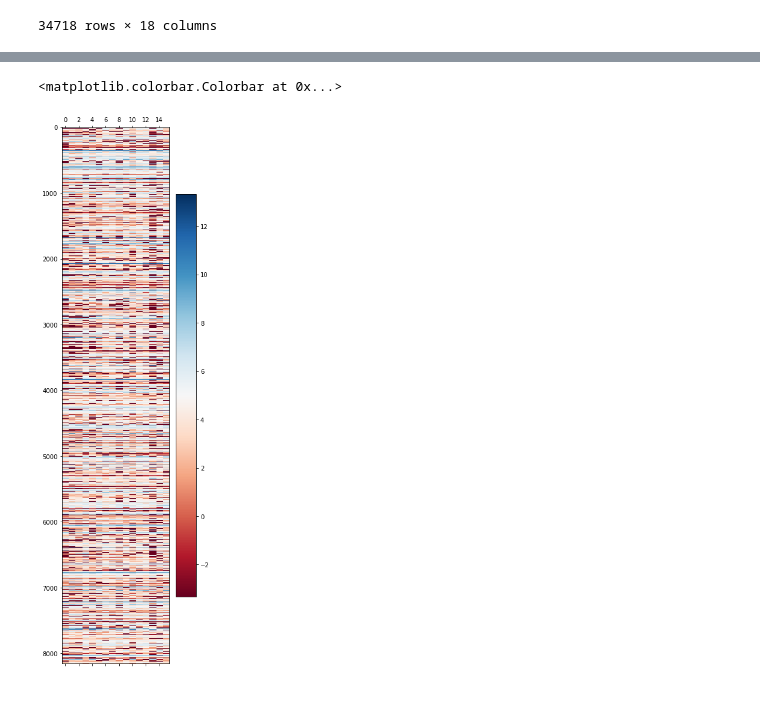
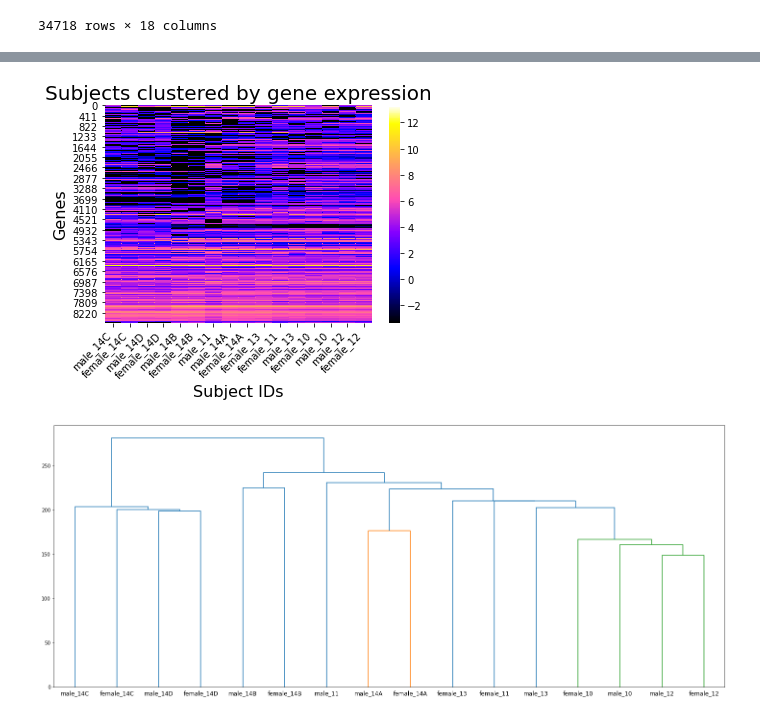
Before and after one commit to rstix287/qbb2020-answers, a Jupyter notebook: week7-assignment/Commands and Plots.ipynb, the cells around one changed output, grey strips where cells are left out. Saved outputs shown, nothing was run; the diff lists cells and outputs as text; code cells hidden in the pictures.

```diff
--- a/week7-assignment/Commands and Plots.ipynb
+++ b/week7-assignment/Commands and Plots.ipynb
@@ -26,5 +28,5 @@ annot
 34718 rows × 18 columns
 # %%
 # limiting dataset to median expression across
-annot['count'] = annot.astype(bool).sum(axis=1) - 2
-med_vals = annot[annot['count'] > 8].iloc[:,:-1]
+med_vals = annot[annot.median(axis=1) > 0]
+med_vals
@@ -47,3 +47,6 @@ med_vals
 # %%
 transform = med_vals.iloc[:,:2].join(np.log2(med_vals.iloc[:,2:] + 0.1)).reset_index().iloc[:,1:]
-transform
+# generate arrays for clustering
+subject_name = np.array(list(transform.columns)[2:])
+gene_names = np.array(transform.iloc[:,:2])
+expression = np.array(transform.iloc[:,2:])
@@ -79,6 +53,24 @@ clustered = trans_sort_gene.iloc[:,:2].join(subset_trans.sort_values(by=8155, ax
-# %%
-plt.matshow(clustered.iloc[:,2:], cmap='RdBu', aspect='auto') #, interpolation='nearest')
-plt.colorbar()
-# %% [output]
-<matplotlib.colorbar.Colorbar at 0x...>
-[figure, removed]
+# %%
+# cluster by gene
+expression_gene_clustered = expression[leaves_list(linkage(expression))]
+gene_name_clustered = gene_names[leaves_list(linkage(expression))]
+
+# cluster by sample
+expression_gene_sample_clustered = expression_gene_clustered.T[leaves_list(linkage(expression_gene_clustered.T))].T
+subject_names_clustered = subject_name[leaves_list(linkage(expression_gene_clustered.T))]
+# %%
+fig = seaborn.heatmap(expression_gene_sample_clustered, cmap = "gnuplot2")
+fig.set_xticklabels(subject_names_clustered, rotation =45, ha='right')
+fig.set_xlabel("Subject IDs", fontsize = 16)
+fig.set_ylabel("Genes", fontsize=16)
+fig.set_title("Subjects clustered by gene expression", fontsize = 20)
+plt.show()
+# %% [output]
+[figure, added]
+# %%
+# dendogram of samples
+fig = plt.figure(figsize=(25, 10))
+dn = dendrogram(linkage(expression_gene_clustered.T), labels=subject_name)
+plt.show()
+# %% [output]
+[figure, added]
```
Also changed, not shown: parts of 10 cells of this notebook.
